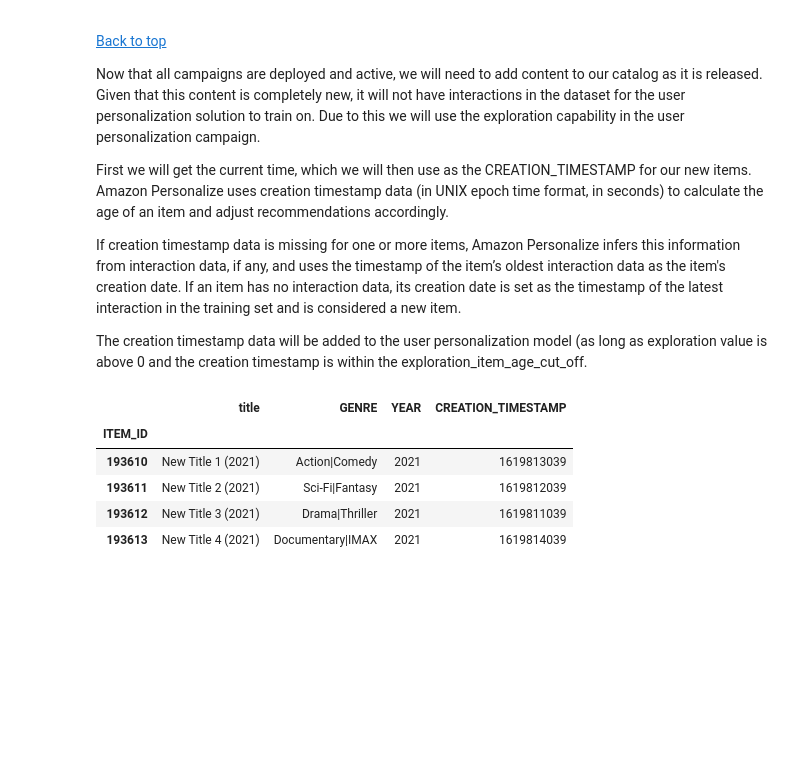
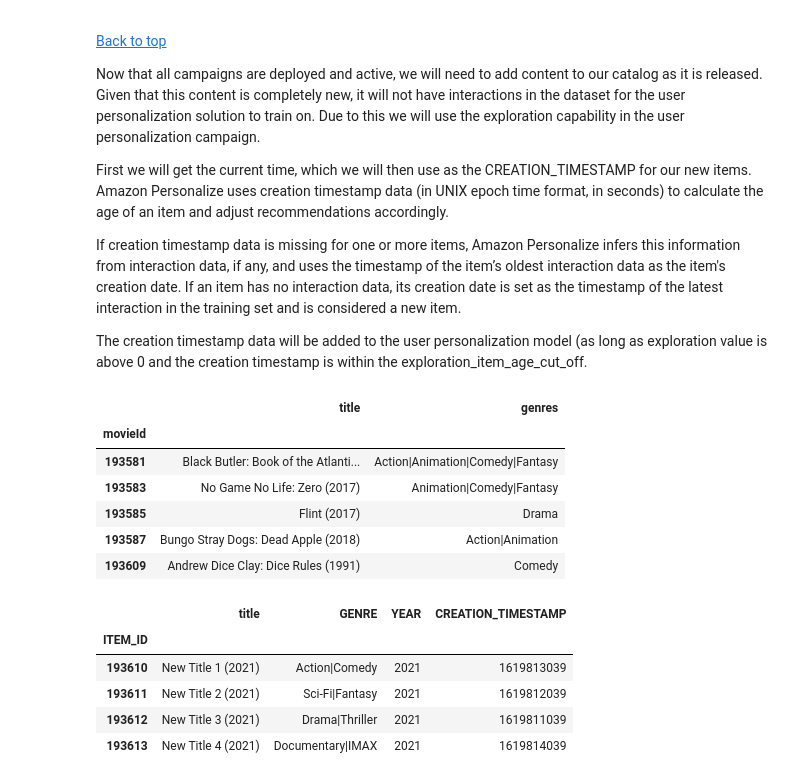
Before and after one commit to lmorri/amazon-personalize-samples, a Jupyter notebook: next_steps/workshops/POC_in_a_box/06_Adding_New_Items_and_Updating_Model.ipynb, the cells around one changed output. Cells and saved outputs as stored; diff of their text form; code cells hidden in the pictures; blank space fills up the shorter version.

```diff
--- a/next_steps/workshops/POC_in_a_box/06_Adding_New_Items_and_Updating_Model.ipynb
+++ b/next_steps/workshops/POC_in_a_box/06_Adding_New_Items_and_Updating_Model.ipynb
@@ -50,6 +50,20 @@ First we will get the current time, which we will then use as the CREATION_TIMES
 If creation timestamp data is missing for one or more items, Amazon Personalize infers this information from interaction data, if any, and uses the timestamp of the item’s oldest interaction data as the item's creation date. If an item has no interaction data, its creation date is set as the timestamp of the latest interaction in the training set and is considered a new item.
 
 The creation timestamp data will be added to the user personalization model (as long as exploration value is above 0 and the creation timestamp is within the exploration_item_age_cut_off.
+# %%
+#original_data = pd.read_csv(dataset_dir + '/movies.csv', sep=',', encoding='latin-1', dtype={'movieId': "int64", 'title': "str"})
+#original_data = pd.read_csv(dataset_dir + '/movies.csv')
+original_data = pd.read_csv(dataset_dir + '/movies.csv', sep=',', usecols=[0,1,2], encoding='latin-1', dtype={'movieId': "object", 'title': "str", 'genres': 'str'},index_col=0)
+
+original_data.tail(5)
+# %% [output]
+|  | title | genres |
+| movieId |  |  |
+| 193581 | Black Butler: Book of the Atlanti... | Action|Animation|Comedy|Fantasy |
+| 193583 | No Game No Life: Zero (2017) | Animation|Comedy|Fantasy |
+| 193585 | Flint (2017) | Drama |
+| 193587 | Bungo Stray Dogs: Dead Apple (2018) | Action|Animation |
+| 193609 | Andrew Dice Clay: Dice Rules (1991) | Comedy |
 # %%
 currenttime = round(time.time()) - 1000
 currentyear = datetime.utcfromtimestamp(currenttime).strftime('%Y')
```
Also changed, not shown: parts of 14 cells of this notebook.
